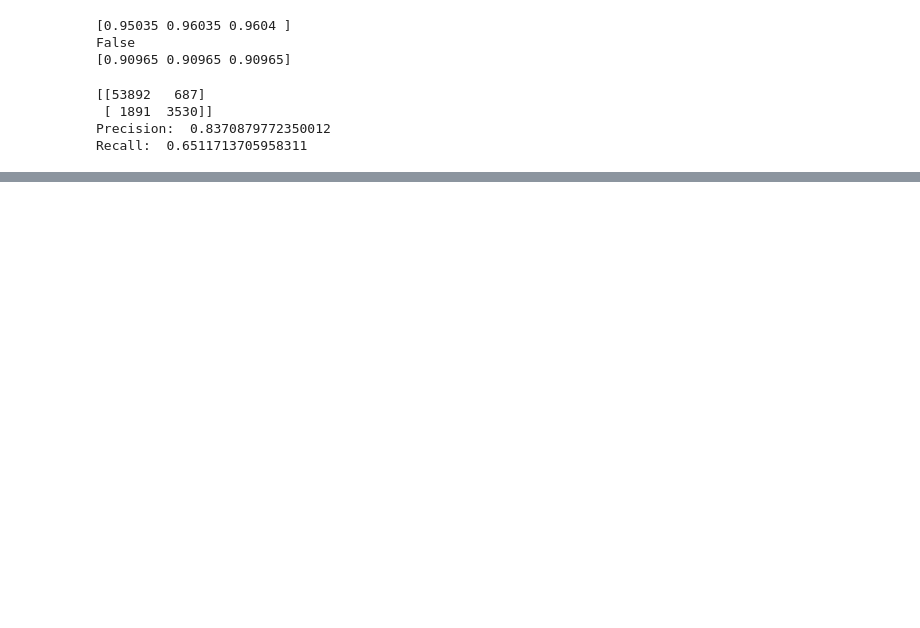
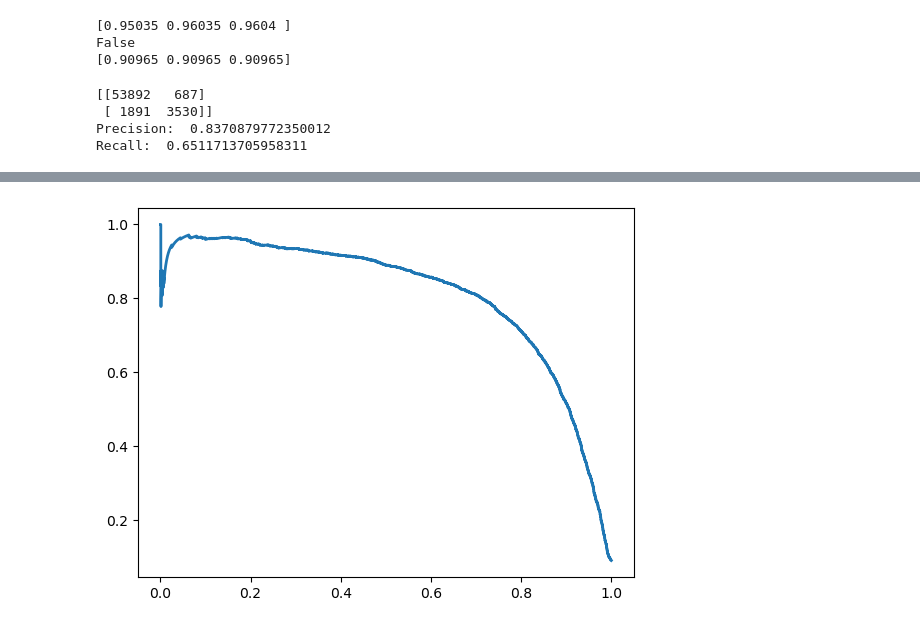
Before and after one commit to afomya/mnist_classification, a Jupyter notebook: mnist_explore.ipynb, the cells around one changed output, grey strips where cells are left out. Drawn from its saved outputs; the diff is of its cells as text; code cells hidden in the pictures; blank space fills up the shorter version.

```diff
--- a/mnist_explore.ipynb
+++ b/mnist_explore.ipynb
@@ -66,0 +83,5 @@ Recall:  0.6511713705958311
+# %%
+plt.plot(recalls, precisions, linewidth=2, label="Precision/Recall curve")
+plt.show()
+# %% [output]
+[figure, added]
```
Also changed, not shown: parts of 5 cells of this notebook.
